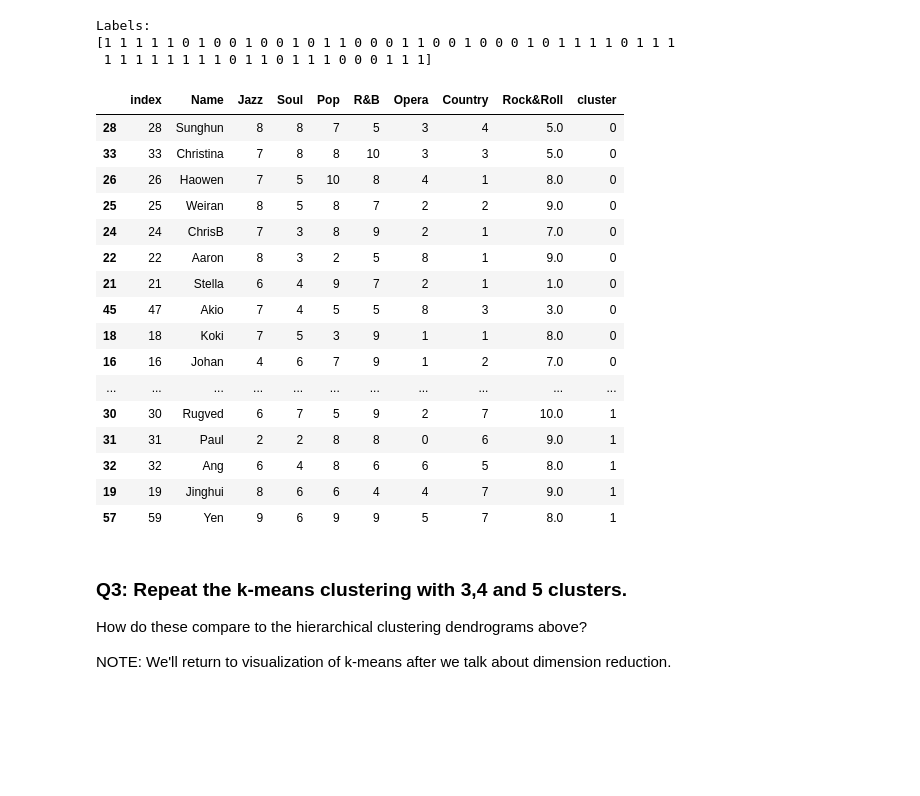
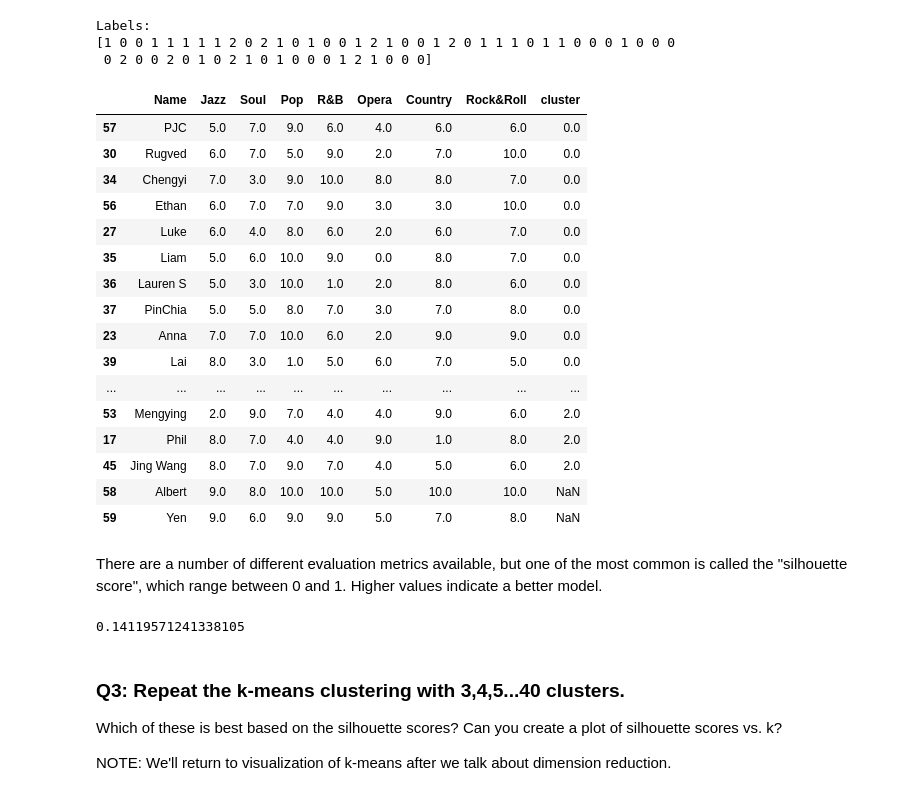
Before and after one commit to anhnguyendepocen/si370, a Jupyter notebook: 370_11_Clustering.ipynb, the cells around one changed output. Saved outputs shown, nothing was run; the diff lists cells and outputs as text; code cells hidden in the pictures; blank space fills up the shorter version.

```diff
--- a/370_11_Clustering.ipynb
+++ b/370_11_Clustering.ipynb
@@ -193,31 +191,33 @@ import seaborn as sns
 import matplotlib.pyplot as plt
 %matplotlib inline
 # %%
-kmeans = KMeans(n_clusters=2) # start with 2 clusters
+kmeans = KMeans(n_clusters=3) # start with 2 clusters
 kmeans.fit(music_nonames.values)
 print("Labels:")
 print(kmeans.labels_)
 
 clusters = pd.concat([music,pd.Series(kmeans.labels_,name='cluster')],axis=1)
 clusters.sort_values('cluster')
 # %% [output]
 Labels:
-[1 1 1 1 1 0 1 0 0 1 0 0 1 0 1 1 0 0 0 1 1 0 0 1 0 0 0 1 0 1 1 1 1 0 1 1 1
- 1 1 1 1 1 1 1 1 0 1 1 0 1 1 1 0 0 0 1 1 1]
+[1 0 0 1 1 1 1 1 2 0 2 1 0 1 0 0 1 2 1 0 0 1 2 0 1 1 1 0 1 1 0 0 0 1 0 0 0
+ 0 2 0 0 2 0 1 0 2 1 0 1 0 0 0 1 2 1 0 0 0]
-|  | index | Name | Jazz | Soul | Pop | R&B | Opera | Country | Rock&Roll | cluster |
-| 28 | 28 | Sunghun | 8 | 8 | 7 | 5 | 3 | 4 | 5.0 | 0 |
-| 33 | 33 | Christina | 7 | 8 | 8 | 10 | 3 | 3 | 5.0 | 0 |
-| 26 | 26 | Haowen | 7 | 5 | 10 | 8 | 4 | 1 | 8.0 | 0 |
-| 25 | 25 | Weiran | 8 | 5 | 8 | 7 | 2 | 2 | 9.0 | 0 |
-| 24 | 24 | ChrisB | 7 | 3 | 8 | 9 | 2 | 1 | 7.0 | 0 |
-| 22 | 22 | Aaron | 8 | 3 | 2 | 5 | 8 | 1 | 9.0 | 0 |
-| 21 | 21 | Stella | 6 | 4 | 9 | 7 | 2 | 1 | 1.0 | 0 |
-| 45 | 47 | Akio | 7 | 4 | 5 | 5 | 8 | 3 | 3.0 | 0 |
-| 18 | 18 | Koki | 7 | 5 | 3 | 9 | 1 | 1 | 8.0 | 0 |
-| 16 | 16 | Johan | 4 | 6 | 7 | 9 | 1 | 2 | 7.0 | 0 |
-| ... | ... | ... | ... | ... | ... | ... | ... | ... | ... | ... |
-| 30 | 30 | Rugved | 6 | 7 | 5 | 9 | 2 | 7 | 10.0 | 1 |
-| 31 | 31 | Paul | 2 | 2 | 8 | 8 | 0 | 6 | 9.0 | 1 |
-| 32 | 32 | Ang | 6 | 4 | 8 | 6 | 6 | 5 | 8.0 | 1 |
-| 19 | 19 | Jinghui | 8 | 6 | 6 | 4 | 4 | 7 | 9.0 | 1 |
-| 57 | 59 | Yen | 9 | 6 | 9 | 9 | 5 | 7 | 8.0 | 1 |
+|  | Name | Jazz | Soul | Pop | R&B | Opera | Country | Rock&Roll | cluster |
+| 57 | PJC | 5.0 | 7.0 | 9.0 | 6.0 | 4.0 | 6.0 | 6.0 | 0.0 |
+| 30 | Rugved | 6.0 | 7.0 | 5.0 | 9.0 | 2.0 | 7.0 | 10.0 | 0.0 |
+| 34 | Chengyi | 7.0 | 3.0 | 9.0 | 10.0 | 8.0 | 8.0 | 7.0 | 0.0 |
+| 56 | Ethan | 6.0 | 7.0 | 7.0 | 9.0 | 3.0 | 3.0 | 10.0 | 0.0 |
+| 27 | Luke | 6.0 | 4.0 | 8.0 | 6.0 | 2.0 | 6.0 | 7.0 | 0.0 |
+| 35 | Liam | 5.0 | 6.0 | 10.0 | 9.0 | 0.0 | 8.0 | 7.0 | 0.0 |
+| 36 | Lauren S | 5.0 | 3.0 | 10.0 | 1.0 | 2.0 | 8.0 | 6.0 | 0.0 |
+| 37 | PinChia | 5.0 | 5.0 | 8.0 | 7.0 | 3.0 | 7.0 | 8.0 | 0.0 |
+| 23 | Anna | 7.0 | 7.0 | 10.0 | 6.0 | 2.0 | 9.0 | 9.0 | 0.0 |
+| 39 | Lai | 8.0 | 3.0 | 1.0 | 5.0 | 6.0 | 7.0 | 5.0 | 0.0 |
+| ... | ... | ... | ... | ... | ... | ... | ... | ... | ... |
+| 53 | Mengying | 2.0 | 9.0 | 7.0 | 4.0 | 4.0 | 9.0 | 6.0 | 2.0 |
+| 17 | Phil | 8.0 | 7.0 | 4.0 | 4.0 | 9.0 | 1.0 | 8.0 | 2.0 |
+| 45 | Jing Wang | 8.0 | 7.0 | 9.0 | 7.0 | 4.0 | 5.0 | 6.0 | 2.0 |
+| 58 | Albert | 9.0 | 8.0 | 10.0 | 10.0 | 5.0 | 10.0 | 10.0 | NaN |
+| 59 | Yen | 9.0 | 6.0 | 9.0 | 9.0 | 5.0 | 7.0 | 8.0 | NaN |
+# %% [markdown]
+There are a number of different evaluation metrics available, but one of the most common is called the "silhouette score", which range between 0 and 1.  Higher values indicate a better model.
@@ -224,5 +226,9 @@ Labels:
+# %%
+metrics.silhouette_score(music_nonames,kmeans.labels_)
+# %% [output]
+0.14119571241338105
 # %% [markdown]
-### Q3: Repeat the k-means clustering with 3,4 and 5 clusters.
-How do these compare to the hierarchical clustering dendrograms above?
+### Q3: Repeat the k-means clustering with 3,4,5...40 clusters.
+Which of these is best based on the silhouette scores?  Can you create a plot of silhouette scores vs. k?
 
 NOTE: We'll return to visualization of k-means after we talk about dimension reduction.
```
Also changed, not shown: parts of 3 cells of this notebook.
